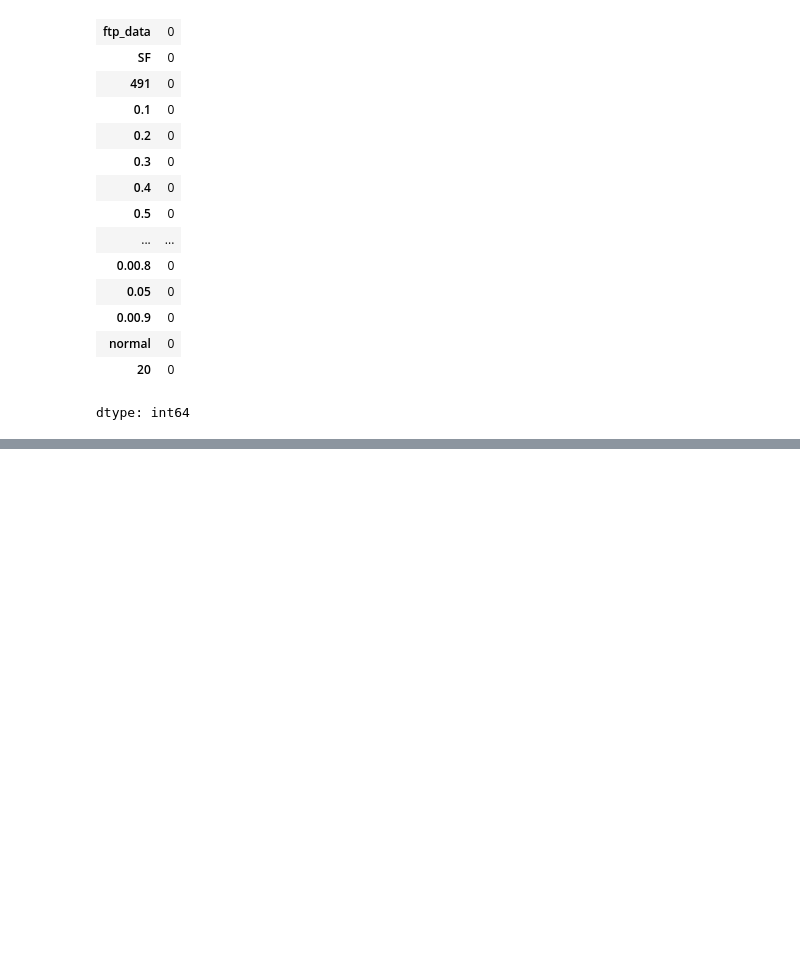
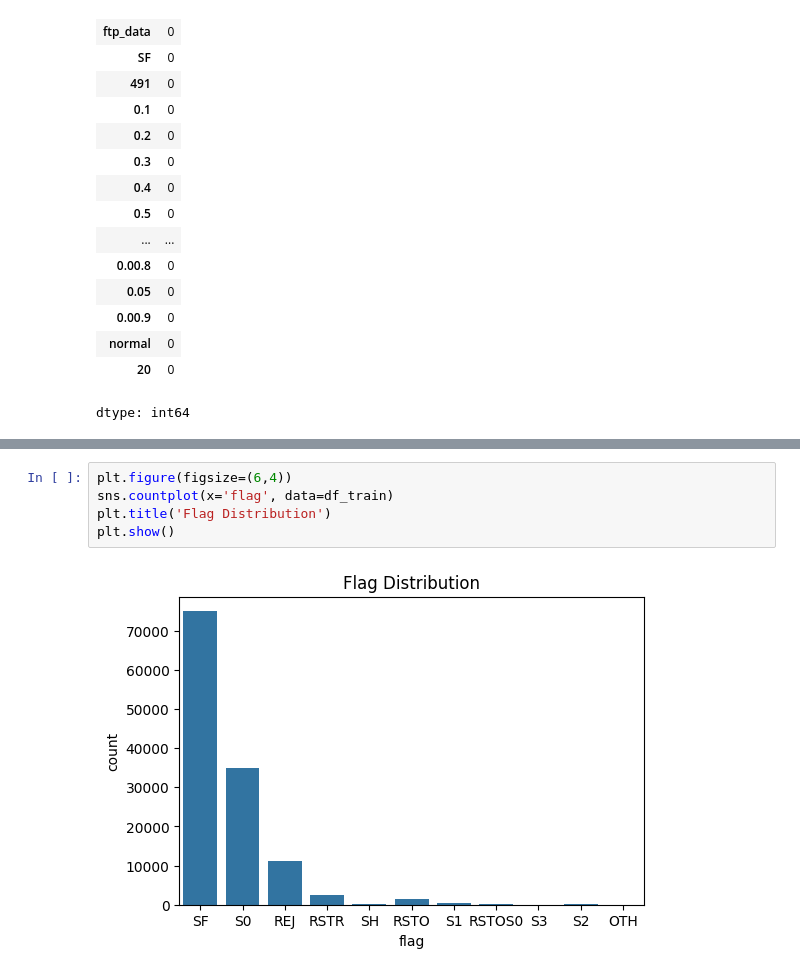
Before and after one commit to springboardmentor2507-alt/AI-Powered-NIDS, a Jupyter notebook: Samyak_task_SENTINEL_NET_AI.ipynb, the cells around one changed output, grey strips where cells are left out. Saved outputs shown, nothing was run; the diff lists cells and outputs as text; blank space fills up the shorter version.

```diff
--- a/Samyak_task_SENTINEL_NET_AI.ipynb
+++ b/Samyak_task_SENTINEL_NET_AI.ipynb
@@ -150,0 +318,7 @@ plt.show()
+# %%
+plt.figure(figsize=(6,4))
+sns.countplot(x='flag', data=df_train)
+plt.title('Flag Distribution')
+plt.show()
+# %% [output]
+[figure, added]
```
Also changed, not shown: parts of 55 cells of this notebook.
